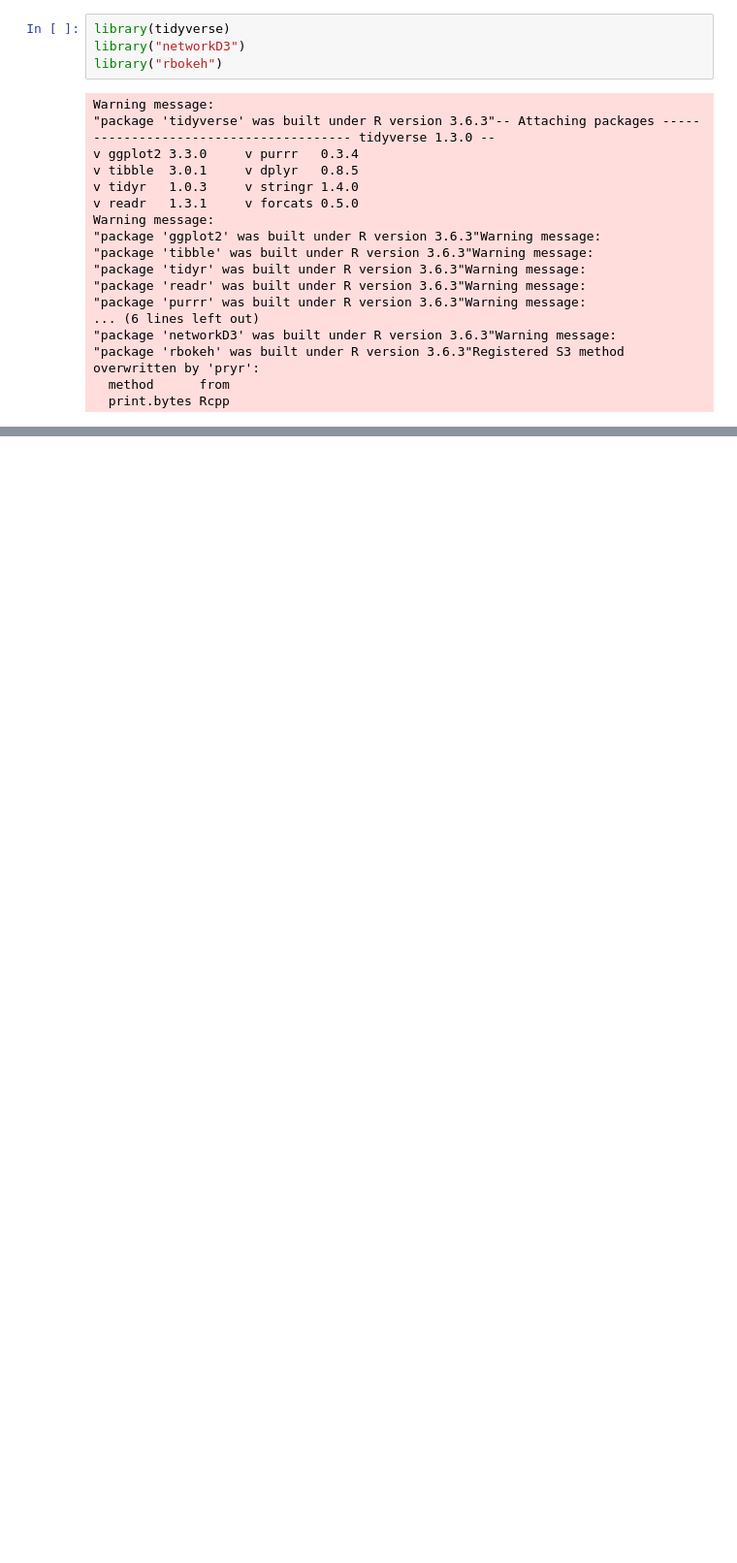
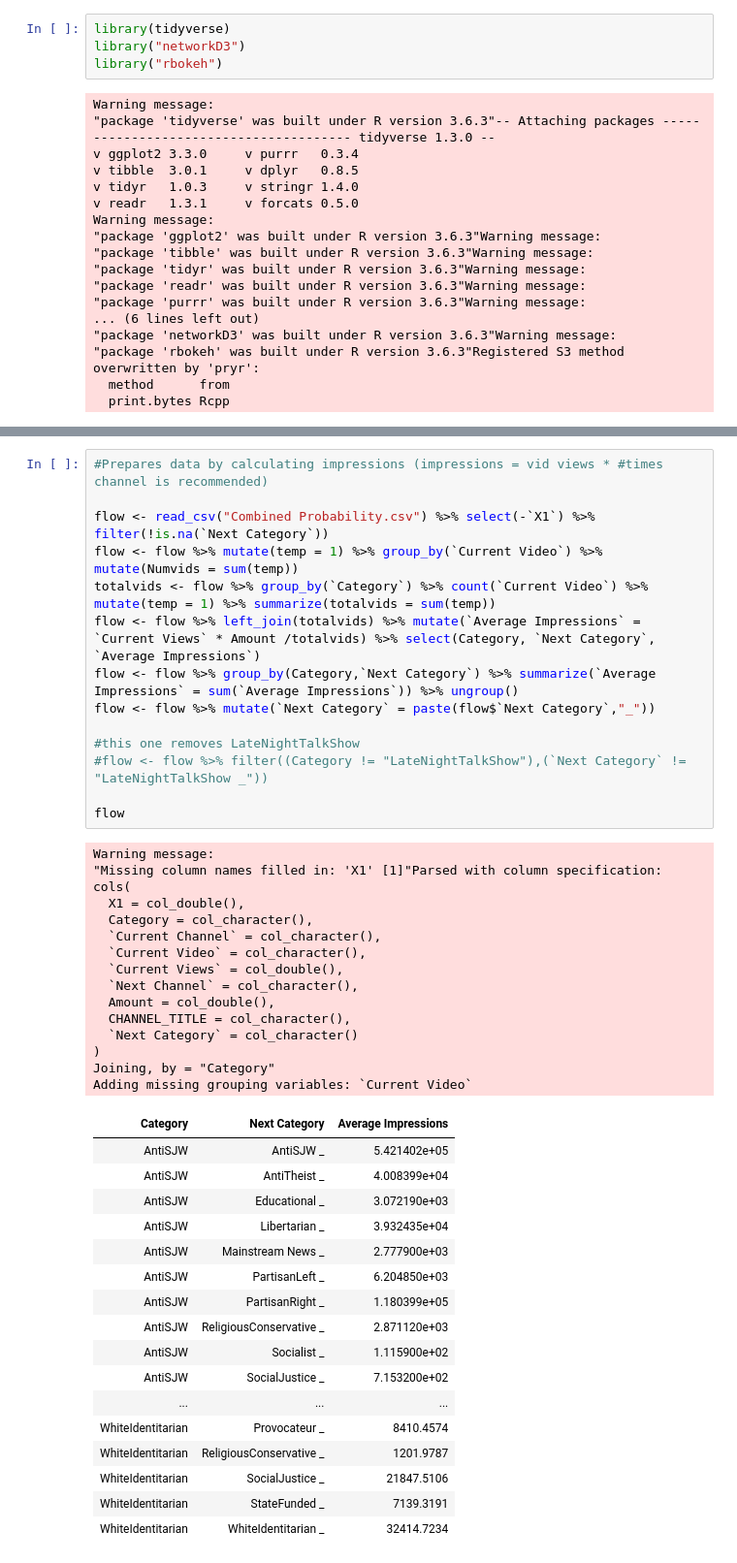
Before and after one commit to ksjhe/YouTube-Radicalization-Modelling, a Jupyter notebook: Sankey diagram - R.ipynb, the cells around one changed output, grey strips where cells are left out. Shown at 97% size. Drawn from its saved outputs; the diff is of its cells as text; blank space fills up the shorter version.

```diff
--- a/Sankey diagram - R.ipynb
+++ b/Sankey diagram - R.ipynb
@@ -52,3 +58,50 @@ cols(
+# %%
+#Prepares data by calculating impressions (impressions = vid views * #times channel is recommended)
+
+flow <- read_csv("Combined Probability.csv") %>% select(-`X1`) %>% filter(!is.na(`Next Category`))
+flow <- flow %>% mutate(temp = 1) %>% group_by(`Current Video`) %>% mutate(Numvids = sum(temp))
+totalvids <- flow %>% group_by(`Category`) %>% count(`Current Video`) %>% mutate(temp = 1) %>% summarize(totalvids = sum(temp))
+flow <- flow %>% left_join(totalvids) %>% mutate(`Average Impressions` = `Current Views` * Amount /totalvids) %>% select(Category, `Next Category`, `Average Impressions`)
+flow <- flow %>% group_by(Category,`Next Category`) %>% summarize(`Average Impressions` = sum(`Average Impressions`)) %>% ungroup()
+flow <- flow %>% mutate(`Next Category` = paste(flow$`Next Category`,"_"))
+
+#this one removes LateNightTalkShow
+#flow <- flow %>% filter((Category != "LateNightTalkShow"),(`Next Category` != "LateNightTalkShow _"))
+
+flow
+# %% [output]
+Warning message:
+"Missing column names filled in: 'X1' [1]"Parsed with column specification:
+cols(
+  X1 = col_double(),
+  Category = col_character(),
+  `Current Channel` = col_character(),
+  `Current Video` = col_character(),
+  `Current Views` = col_double(),
+  `Next Channel` = col_character(),
+  Amount = col_double(),
+  CHANNEL_TITLE = col_character(),
+  `Next Category` = col_character()
+)
+Joining, by = "Category"
+Adding missing grouping variables: `Current Video`
+| Category | Next Category | Average Impressions |
+| AntiSJW | AntiSJW _ | 5.421402e+05 |
+| AntiSJW | AntiTheist _ | 4.008399e+04 |
+| AntiSJW | Educational _ | 3.072190e+03 |
+| AntiSJW | Libertarian _ | 3.932435e+04 |
+| AntiSJW | Mainstream News _ | 2.777900e+03 |
+| AntiSJW | PartisanLeft _ | 6.204850e+03 |
+| AntiSJW | PartisanRight _ | 1.180399e+05 |
+| AntiSJW | ReligiousConservative _ | 2.871120e+03 |
+| AntiSJW | Socialist _ | 1.115900e+02 |
+| AntiSJW | SocialJustice _ | 7.153200e+02 |
+| ... | ... | ... |
+| WhiteIdentitarian | Provocateur _ | 8410.4574 |
+| WhiteIdentitarian | ReligiousConservative _ | 1201.9787 |
+| WhiteIdentitarian | SocialJustice _ | 21847.5106 |
+| WhiteIdentitarian | StateFunded _ | 7139.3191 |
+| WhiteIdentitarian | WhiteIdentitarian _ | 32414.7234 |
 # %%
 nodes <- data.frame(names = unique(flow$"Category"),stringsAsFactors = FALSE)
 nodes2 <- data.frame(names = unique(flow$"Next Category"),stringsAsFactors = FALSE)
```
Also changed, not shown: parts of 5 cells of this notebook, 53 other files.
